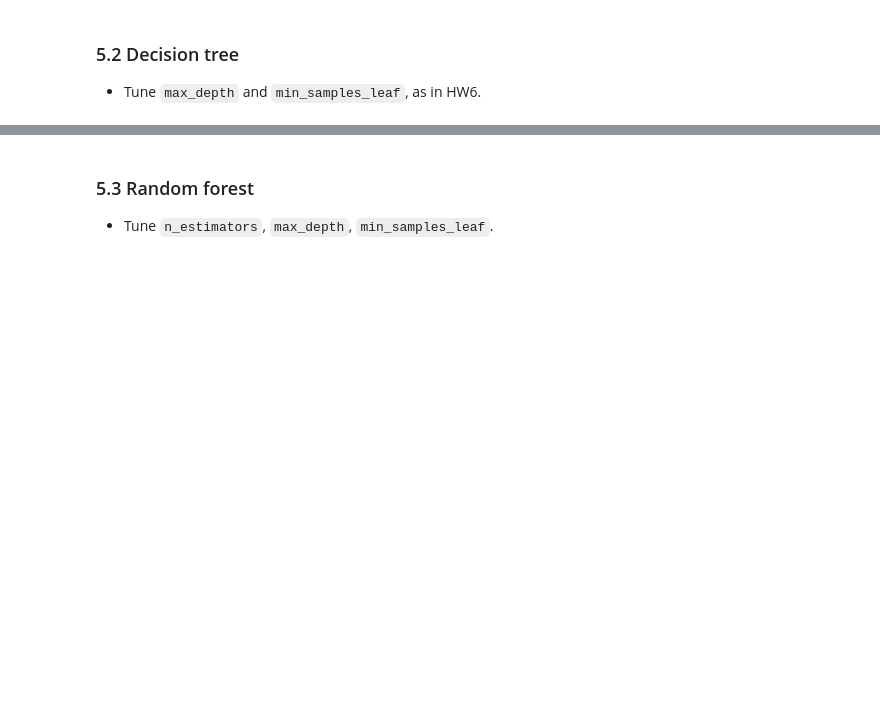
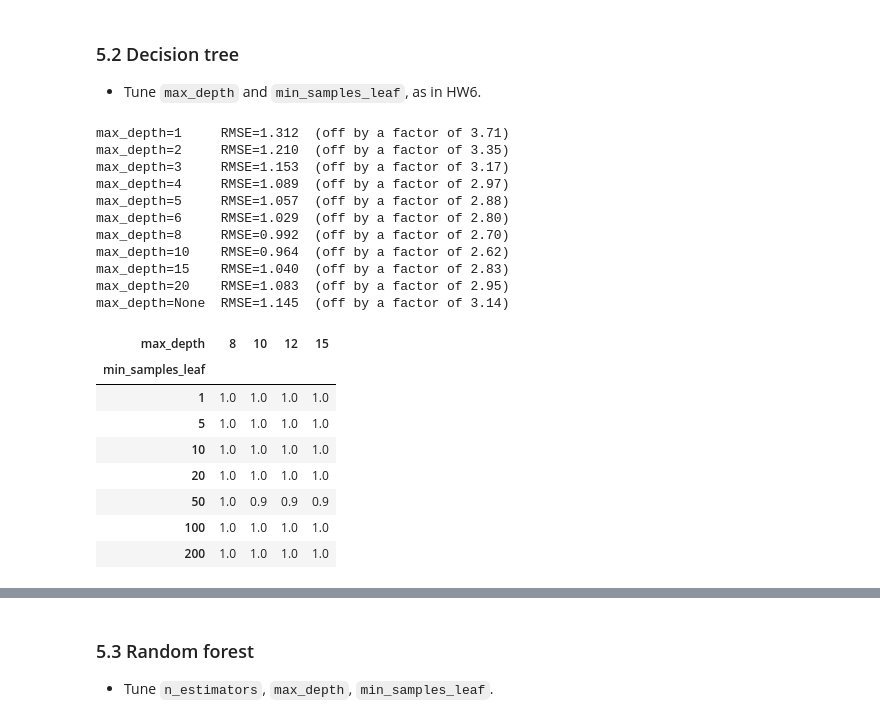
Before and after one commit to song2siren/ml-zoomcamp-rd-spend-benchmark, a Jupyter notebook: notebook.ipynb, the cells around one changed output, grey strips where cells are left out. Cells and saved outputs as stored; diff of their text form; code cells hidden in the pictures; blank space fills up the shorter version.

```diff
--- a/notebook.ipynb
+++ b/notebook.ipynb
@@ -489,3 +489,44 @@ Sector and country are one-hot encoded with `DictVectorizer` (95 features in tot
 # %% [markdown]
 ### 5.2 Decision tree
 - Tune `max_depth` and `min_samples_leaf`, as in HW6.
+# %%
+from sklearn.tree import DecisionTreeRegressor
+
+# Step 1: tune the depth
+for depth in [1, 2, 3, 4, 5, 6, 8, 10, 15, 20, None]:
+    dt = DecisionTreeRegressor(max_depth=depth, random_state=1)
+    dt.fit(X_train_dv, y_train)
+    score = rmse(y_val, dt.predict(X_val_dv))
+    print(f'max_depth={str(depth):<5} RMSE={score:.3f}  (off by a factor of {np.exp(score):.2f})')
+
+# Step 2: for the best depths, tune the minimum leaf size
+scores = []
+for depth in [8, 10, 12, 15]:
+    for leaf in [1, 5, 10, 20, 50, 100, 200]:
+        dt = DecisionTreeRegressor(max_depth=depth, min_samples_leaf=leaf, random_state=1)
+        dt.fit(X_train_dv, y_train)
+        scores.append((depth, leaf, rmse(y_val, dt.predict(X_val_dv))))
+
+df_scores = pd.DataFrame(scores, columns=['max_depth', 'min_samples_leaf', 'rmse'])
+df_scores.pivot(index='min_samples_leaf', columns='max_depth', values='rmse').round(3)
+# %% [output]
+max_depth=1     RMSE=1.312  (off by a factor of 3.71)
+max_depth=2     RMSE=1.210  (off by a factor of 3.35)
+max_depth=3     RMSE=1.153  (off by a factor of 3.17)
+max_depth=4     RMSE=1.089  (off by a factor of 2.97)
+max_depth=5     RMSE=1.057  (off by a factor of 2.88)
+max_depth=6     RMSE=1.029  (off by a factor of 2.80)
+max_depth=8     RMSE=0.992  (off by a factor of 2.70)
+max_depth=10    RMSE=0.964  (off by a factor of 2.62)
+max_depth=15    RMSE=1.040  (off by a factor of 2.83)
+max_depth=20    RMSE=1.083  (off by a factor of 2.95)
+max_depth=None  RMSE=1.145  (off by a factor of 3.14)
+| max_depth | 8 | 10 | 12 | 15 |
+| min_samples_leaf |  |  |  |  |
+| 1 | 1.0 | 1.0 | 1.0 | 1.0 |
+| 5 | 1.0 | 1.0 | 1.0 | 1.0 |
+| 10 | 1.0 | 1.0 | 1.0 | 1.0 |
+| 20 | 1.0 | 1.0 | 1.0 | 1.0 |
+| 50 | 1.0 | 0.9 | 0.9 | 0.9 |
+| 100 | 1.0 | 1.0 | 1.0 | 1.0 |
+| 200 | 1.0 | 1.0 | 1.0 | 1.0 |
```
Also changed, not shown: parts of 9 cells of this notebook, 3 other files.
